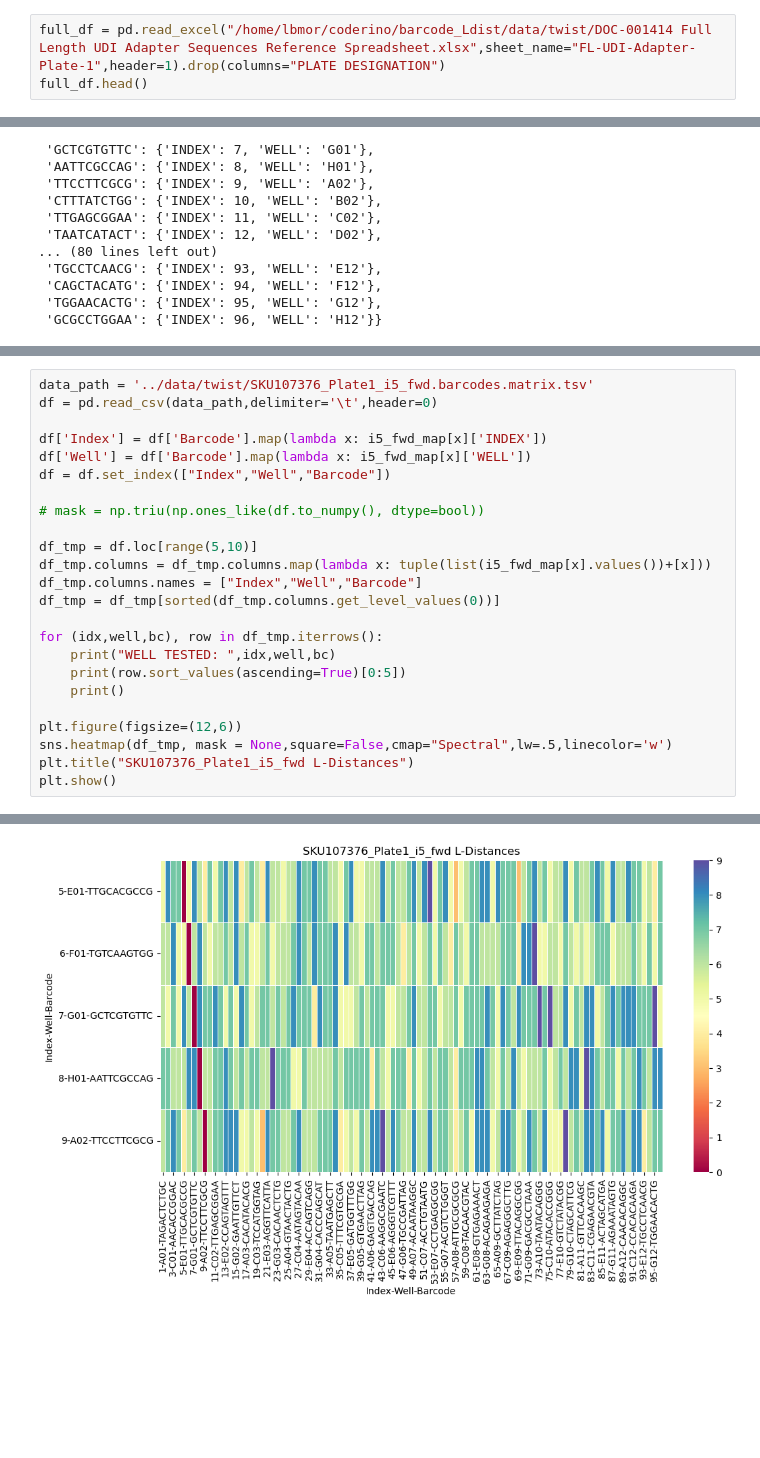
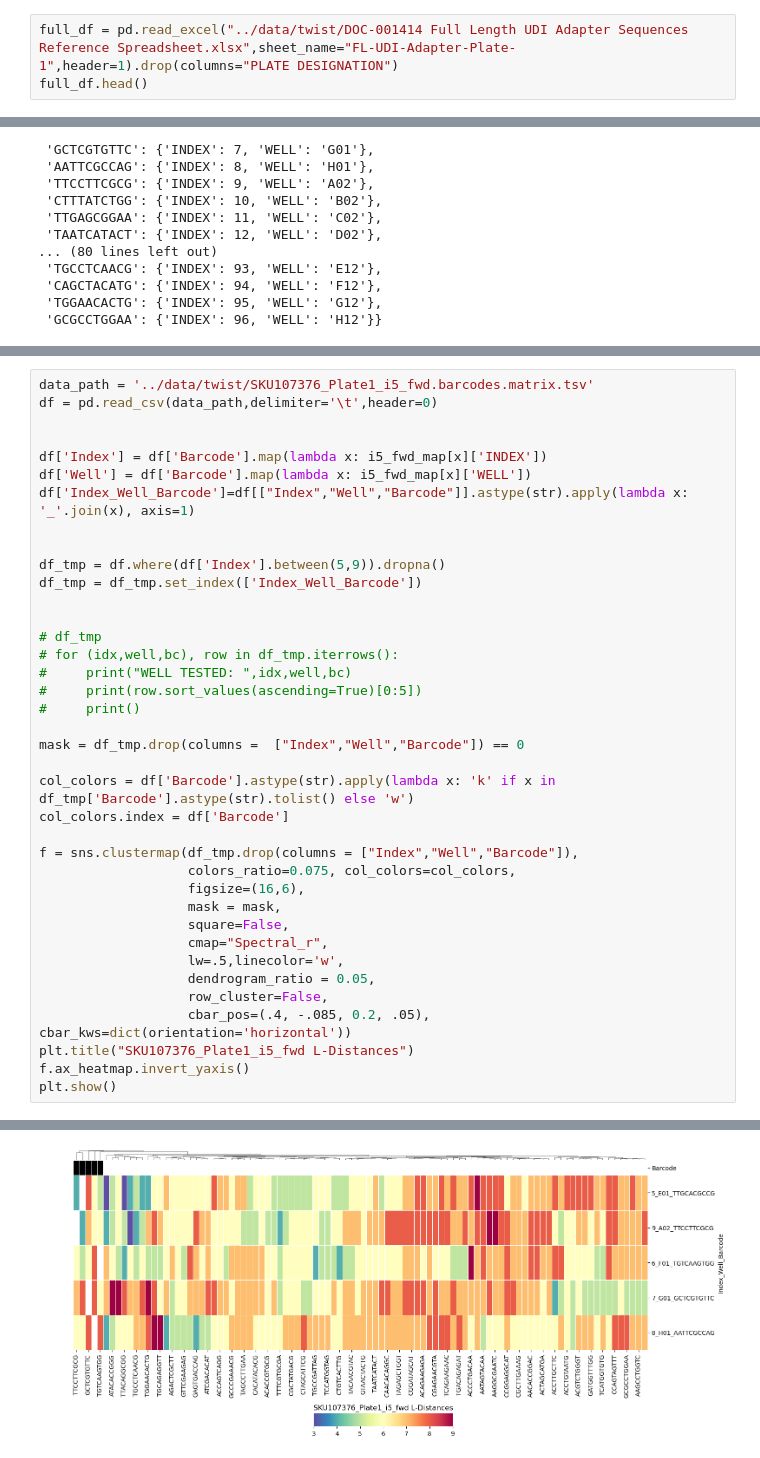
Before and after one commit to lbmorina/barcode_Ldist, a Jupyter notebook: python/tabulated_viz.ipynb, the cells around one changed output, grey strips where cells are left out. Cells and saved outputs as stored; diff of their text form; blank space fills up the shorter version.

```diff
--- a/python/tabulated_viz.ipynb
+++ b/python/tabulated_viz.ipynb
@@ -6,7 +6,7 @@ import matplotlib.pyplot as plt
 import seaborn as sns
 import numpy as np
 # %%
-full_df = pd.read_excel("/home/lbmor/coderino/barcode_Ldist/data/twist/DOC-001414 Full Length UDI Adapter Sequences Reference Spreadsheet.xlsx",sheet_name="FL-UDI-Adapter-Plate-1",header=1).drop(columns="PLATE DESIGNATION")
+full_df = pd.read_excel("../data/twist/DOC-001414 Full Length UDI Adapter Sequences Reference Spreadsheet.xlsx",sheet_name="FL-UDI-Adapter-Plate-1",header=1).drop(columns="PLATE DESIGNATION")
 full_df.head()
 # %% [output]
 |  | INDEX | WELL | i7 INDEX REFERENCE FOR SAMPLE SHEET | i5 INDEX REFERENCE FOR SAMPLE SHE... | i5 INDEX REFERENCE FOR SAMPLE SHE... |
@@ -60,24 +60,38 @@ plt.show()
 data_path = '../data/twist/SKU107376_Plate1_i5_fwd.barcodes.matrix.tsv'
 df = pd.read_csv(data_path,delimiter='\t',header=0)
 
+
 df['Index'] = df['Barcode'].map(lambda x: i5_fwd_map[x]['INDEX'])
 df['Well'] = df['Barcode'].map(lambda x: i5_fwd_map[x]['WELL'])
-df = df.set_index(["Index","Well","Barcode"])
+df['Index_Well_Barcode']=df[["Index","Well","Barcode"]].astype(str).apply(lambda x: '_'.join(x), axis=1)
 
-# mask = np.triu(np.ones_like(df.to_numpy(), dtype=bool))
 
-df_tmp = df.loc[range(5,10)]
-df_tmp.columns = df_tmp.columns.map(lambda x: tuple(list(i5_fwd_map[x].values())+[x]))
-df_tmp.columns.names = ["Index","Well","Barcode"]
-df_tmp = df_tmp[sorted(df_tmp.columns.get_level_values(0))]
+df_tmp = df.where(df['Index'].between(5,9)).dropna()
+df_tmp = df_tmp.set_index(['Index_Well_Barcode'])
 
-for (idx,well,bc), row in df_tmp.iterrows():
-    print("WELL TESTED: ",idx,well,bc)
-    print(row.sort_values(ascending=True)[0:5])
-    print()
 
-plt.figure(figsize=(12,6))
-sns.heatmap(df_tmp, mask = None,square=False,cmap="Spectral",lw=.5,linecolor='w')
+# df_tmp
+# for (idx,well,bc), row in df_tmp.iterrows():
+#     print("WELL TESTED: ",idx,well,bc)
+#     print(row.sort_values(ascending=True)[0:5])
+#     print()
+
+mask = df_tmp.drop(columns =  ["Index","Well","Barcode"]) == 0
+
+col_colors = df['Barcode'].astype(str).apply(lambda x: 'k' if x in df_tmp['Barcode'].astype(str).tolist() else 'w')
+col_colors.index = df['Barcode']
+
+f = sns.clustermap(df_tmp.drop(columns = ["Index","Well","Barcode"]),
+                   colors_ratio=0.075, col_colors=col_colors,
+                   figsize=(16,6),
+                   mask = mask,
+                   square=False,
+                   cmap="Spectral_r",
+                   lw=.5,linecolor='w',
+                   dendrogram_ratio = 0.05,
+                   row_cluster=False,
+                   cbar_pos=(.4, -.085, 0.2, .05), cbar_kws=dict(orientation='horizontal'))
 plt.title("SKU107376_Plate1_i5_fwd L-Distances")
+f.ax_heatmap.invert_yaxis()
 plt.show()
 # %% [output]
@@ -101,4 +98,4 @@ Name: (9, A02, TTCCTTCGCG), dtype: int64
-[figure, old version]
+[figure, new version]
 # %%
 data_path = '../data/twist/SKU107376_Plate1_i7.barcodes.matrix.tsv'
 df = pd.read_csv(data_path,delimiter='\t',header=0)
```
Also changed, not shown: parts of 3 cells of this notebook, 2 other files.
